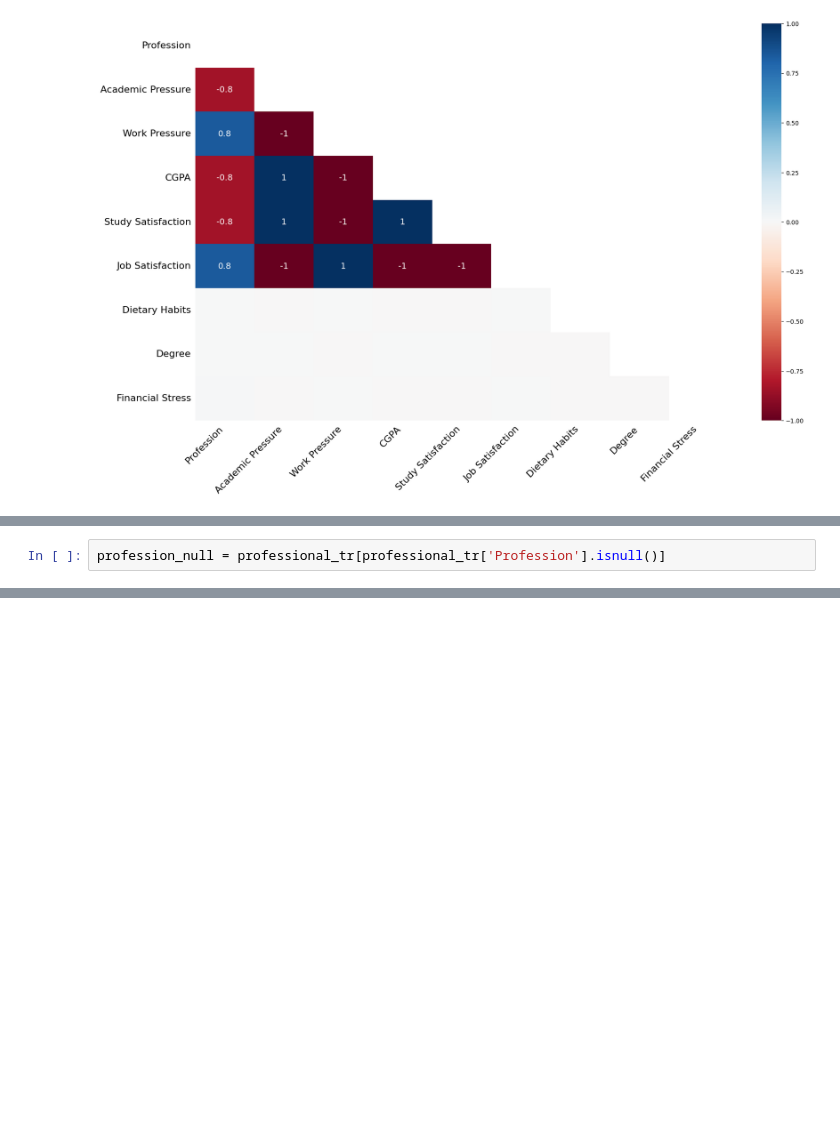
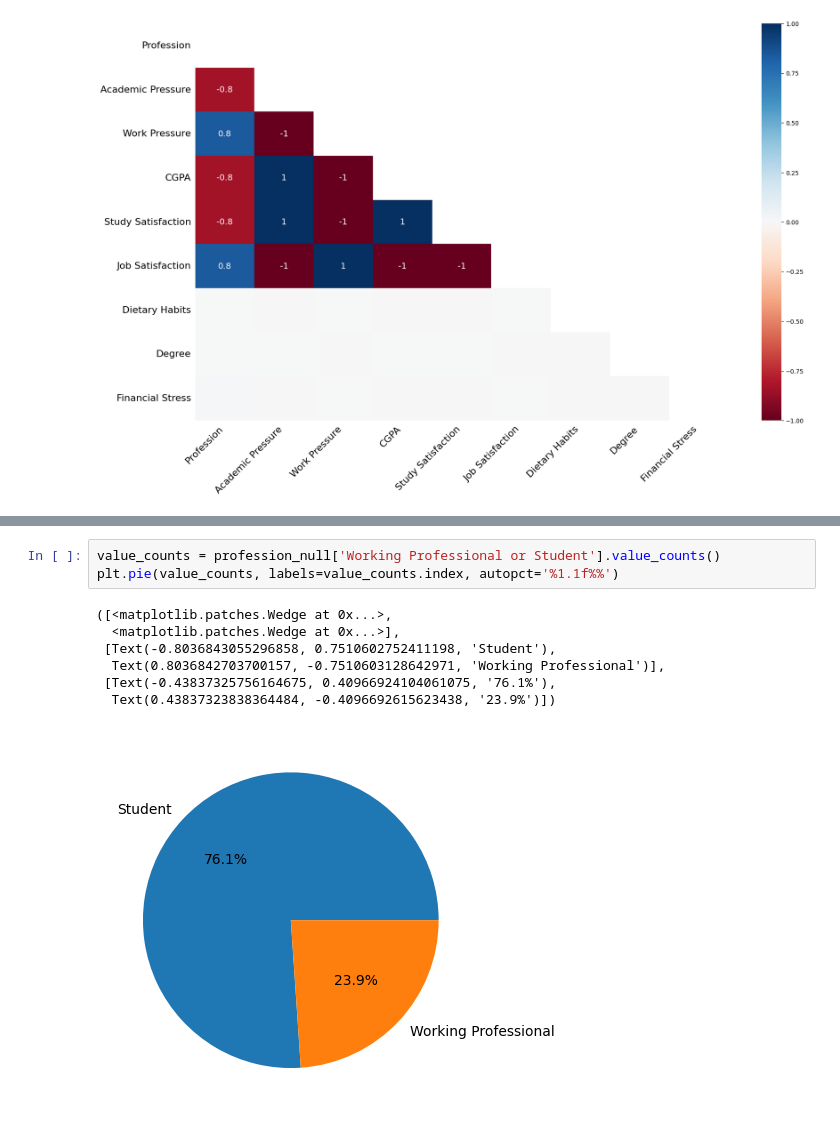
Before and after one commit to Anqi-Wang-aug/kaggle-competition-depression-prediction, a Jupyter notebook: script.ipynb, the cells around one changed output, grey strips where cells are left out. Drawn from its saved outputs; the diff is of its cells as text; blank space fills up the shorter version.

```diff
--- a/script.ipynb
+++ b/script.ipynb
@@ -222,2 +130,0 @@ missingno.heatmap(professional_tr)
-# %%
-profession_null = professional_tr[professional_tr['Profession'].isnull()]
@@ -358,0 +146,11 @@ professional_tr[professional_tr['Financial Stress'].]
+# %%
+value_counts = profession_null['Working Professional or Student'].value_counts()
+plt.pie(value_counts, labels=value_counts.index, autopct='%1.1f%%')
+# %% [output]
+([<matplotlib.patches.Wedge at 0x...>,
+  <matplotlib.patches.Wedge at 0x...>],
+ [Text(-0.8036843055296858, 0.7510602752411198, 'Student'),
+  Text(0.8036842703700157, -0.7510603128642971, 'Working Professional')],
+ [Text(-0.43837325756164675, 0.40966924104061075, '76.1%'),
+  Text(0.43837323838364484, -0.4096692615623438, '23.9%')])
+[figure, added]
```
Also changed, not shown: parts of 67 cells of this notebook.
